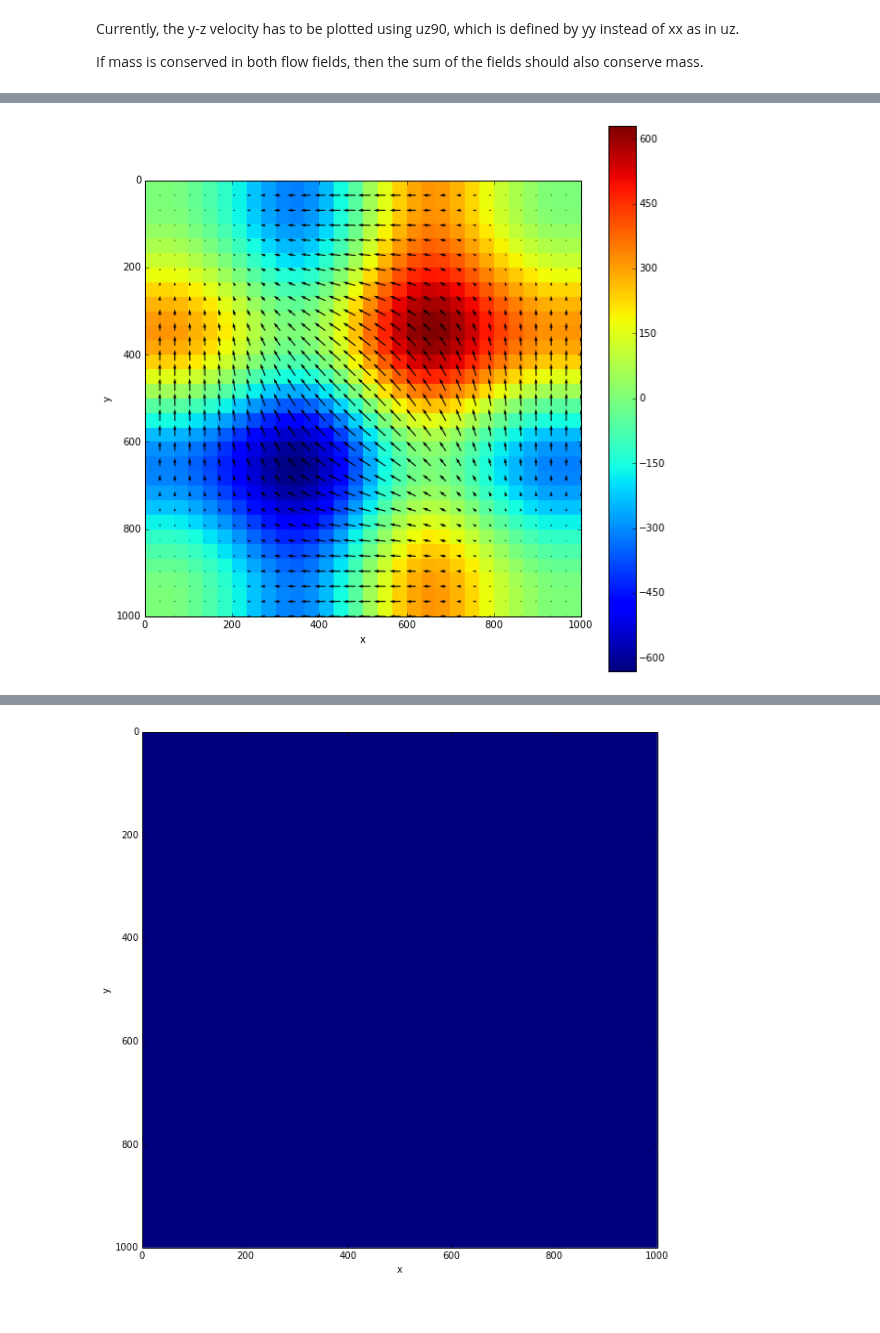
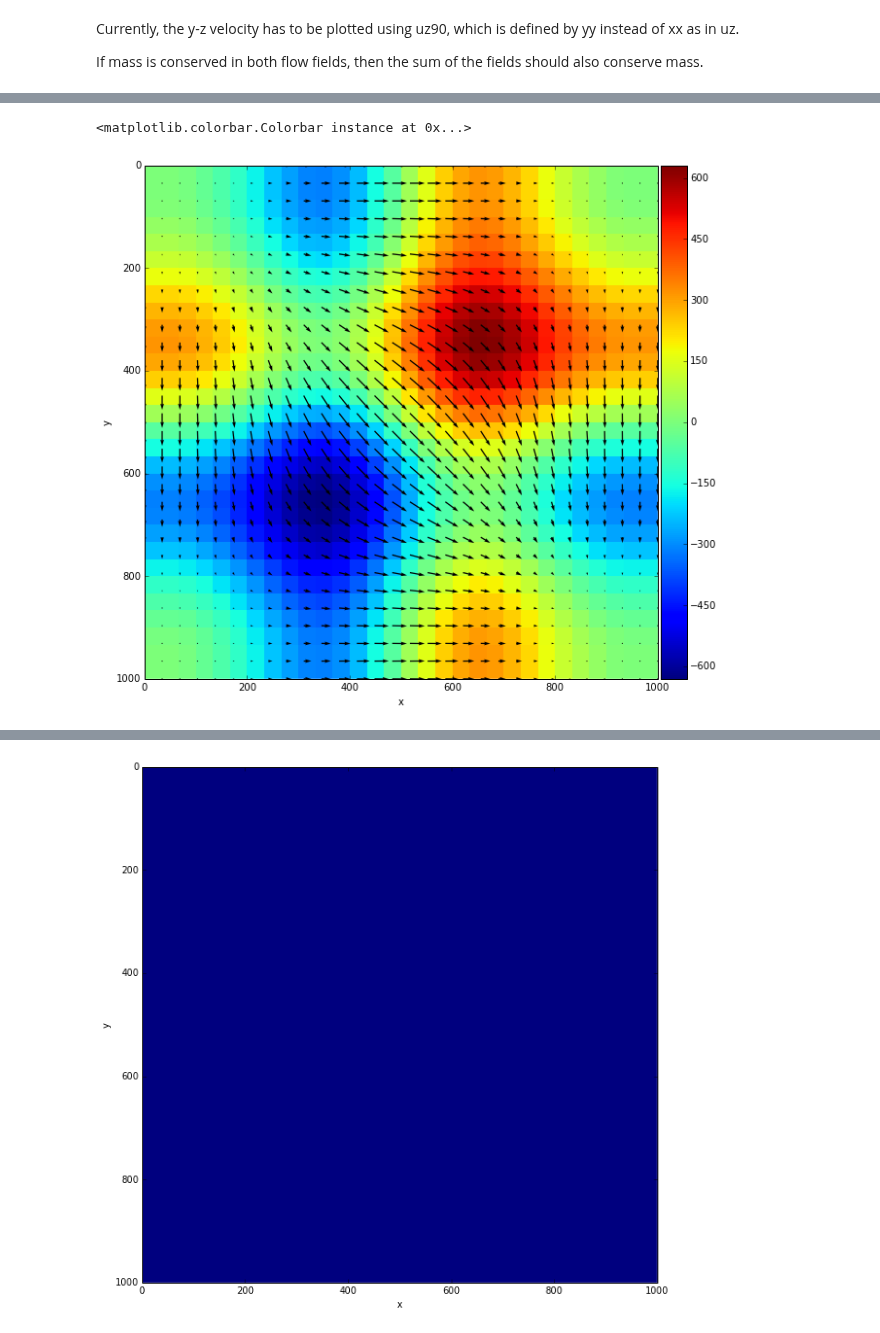
Before and after one commit to UBC-MOAD/pa-th-simple, a Jupyter notebook: prelim-model/Evaluation of 3D centred velocity - Step 2.ipynb, the cells around one changed output, grey strips where cells are left out. Drawn from its saved outputs; the diff is of its cells as text; code cells hidden in the pictures.

```diff
--- a/prelim-model/Evaluation of 3D centred velocity - Step 2.ipynb
+++ b/prelim-model/Evaluation of 3D centred velocity - Step 2.ipynb
@@ -158,12 +172,15 @@ If mass is conserved in both flow fields, then the sum of the fields should also
 # %%
-n = 10
+n = 9
 fig = plt.figure(figsize=(10, 10))
 im = plt.imshow(100*(u[0,n,:,:]), interpolation='none',extent=[0,1000,0,1000])
 plt.quiver(1e-3*x, 1e-3*y, u[1,n,:,:], u[2,n,:,:], angles='xy', scale_units='xy')
 plt.xlabel('x')
 plt.ylabel('y')
-plt.colorbar(im)
 plb.gca().invert_yaxis()
+divider = make_axes_locatable(plt.gca())
+cax = divider.append_axes("right", size="5%", pad=0.05)
+plt.colorbar(im, cax=cax)
 # %% [output]
+<matplotlib.colorbar.Colorbar instance at 0x...>
-[figure, old version]
+[figure, new version]
 # %%
```
Also changed, not shown: parts of 11 cells of this notebook, 4 other files.
